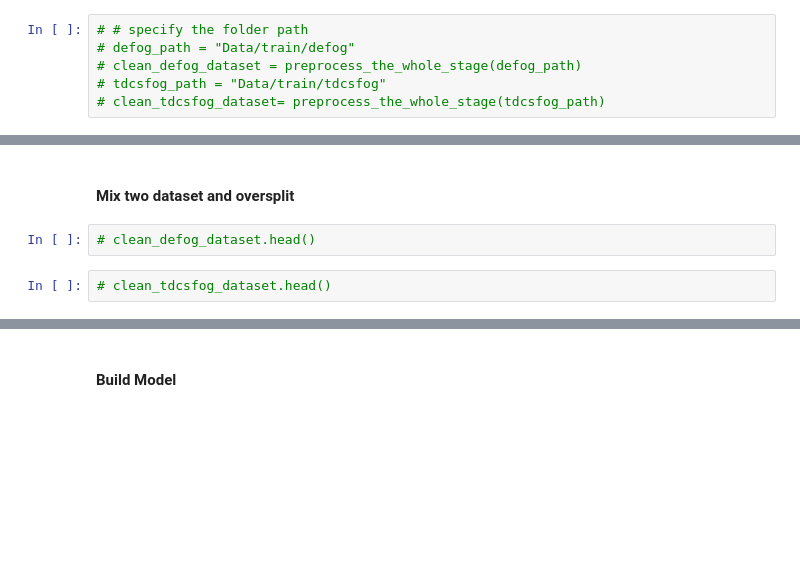
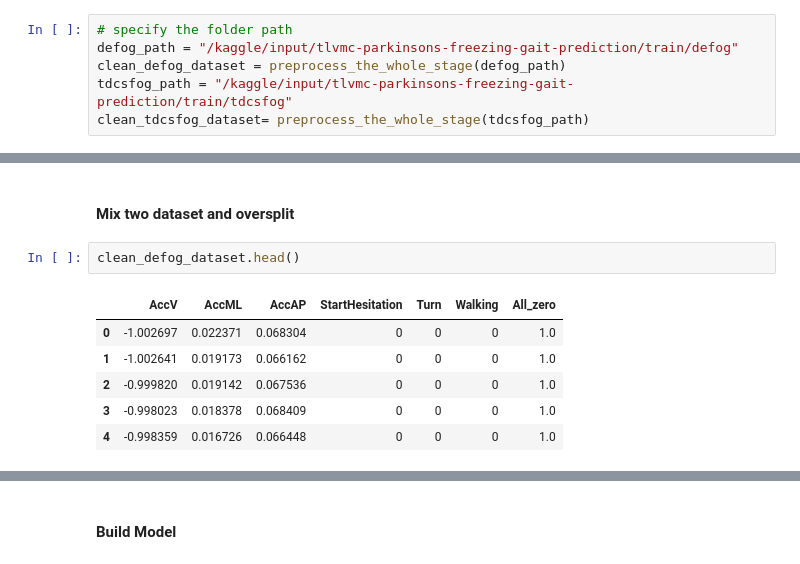
Before and after one commit to ThomasHeinThura/Parkinson-s-Freezing-of-Gait-Prediction, a Jupyter notebook: fog-mix-predicitoin.ipynb, the cells around one changed output, grey strips where cells are left out. Saved outputs shown, nothing was run; the diff lists cells and outputs as text; blank space fills up the shorter version.

```diff
--- a/fog-mix-predicitoin.ipynb
+++ b/fog-mix-predicitoin.ipynb
@@ -190,8 +190,8 @@ import os
 # %% [markdown]
 #### Import Defog Dataset
 # %%
-# # specify the folder path
-# defog_path = "Data/train/defog"
-# clean_defog_dataset = preprocess_the_whole_stage(defog_path)
-# tdcsfog_path = "Data/train/tdcsfog"
-# clean_tdcsfog_dataset= preprocess_the_whole_stage(tdcsfog_path)
+# specify the folder path
+defog_path = "/kaggle/input/tlvmc-parkinsons-freezing-gait-prediction/train/defog"
+clean_defog_dataset = preprocess_the_whole_stage(defog_path)
+tdcsfog_path = "/kaggle/input/tlvmc-parkinsons-freezing-gait-prediction/train/tdcsfog"
+clean_tdcsfog_dataset= preprocess_the_whole_stage(tdcsfog_path)
@@ -198,6 +216,11 @@ import os
 # %% [markdown]
 #### Mix two dataset and oversplit
-# %%
-# clean_defog_dataset.head()
-# %%
-# clean_tdcsfog_dataset.head()
+# %%
+clean_defog_dataset.head()
+# %% [output]
+|  | AccV | AccML | AccAP | StartHesitation | Turn | Walking | All_zero |
+| 0 | -1.002697 | 0.022371 | 0.068304 | 0 | 0 | 0 | 1.0 |
+| 1 | -1.002641 | 0.019173 | 0.066162 | 0 | 0 | 0 | 1.0 |
+| 2 | -0.999820 | 0.019142 | 0.067536 | 0 | 0 | 0 | 1.0 |
+| 3 | -0.998023 | 0.018378 | 0.068409 | 0 | 0 | 0 | 1.0 |
+| 4 | -0.998359 | 0.016726 | 0.066448 | 0 | 0 | 0 | 1.0 |
```
Also changed, not shown: parts of 42 cells of this notebook, 4 other files.
